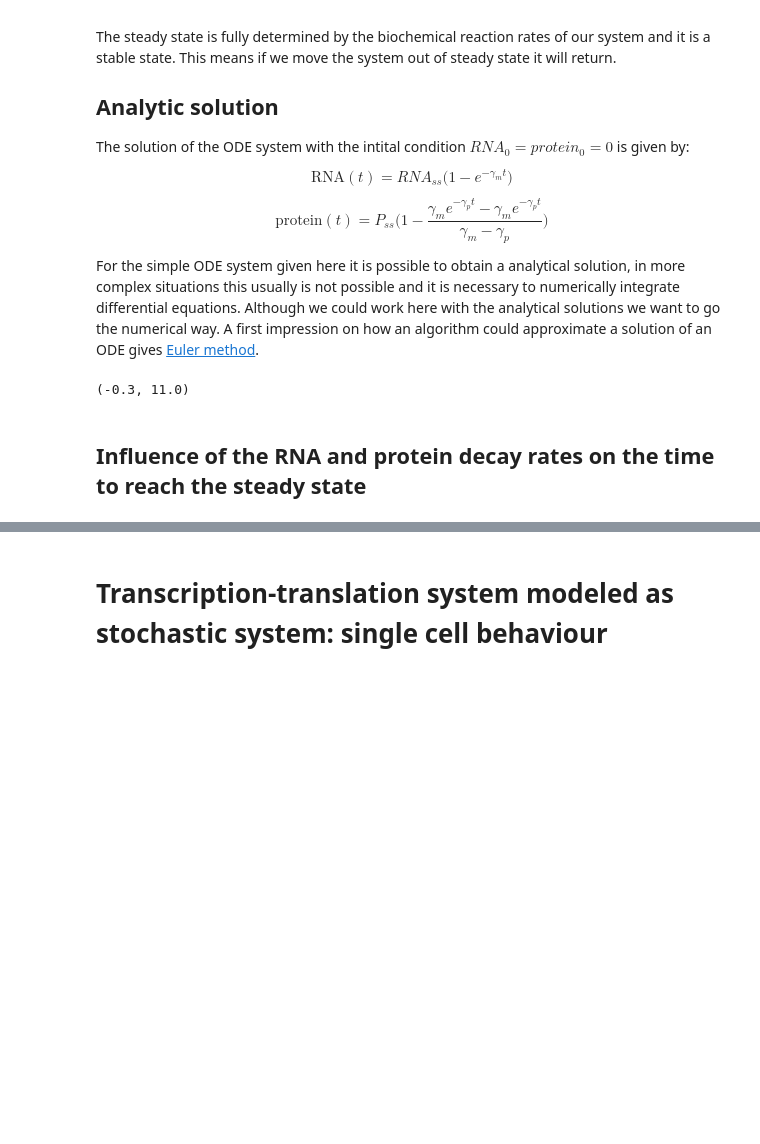
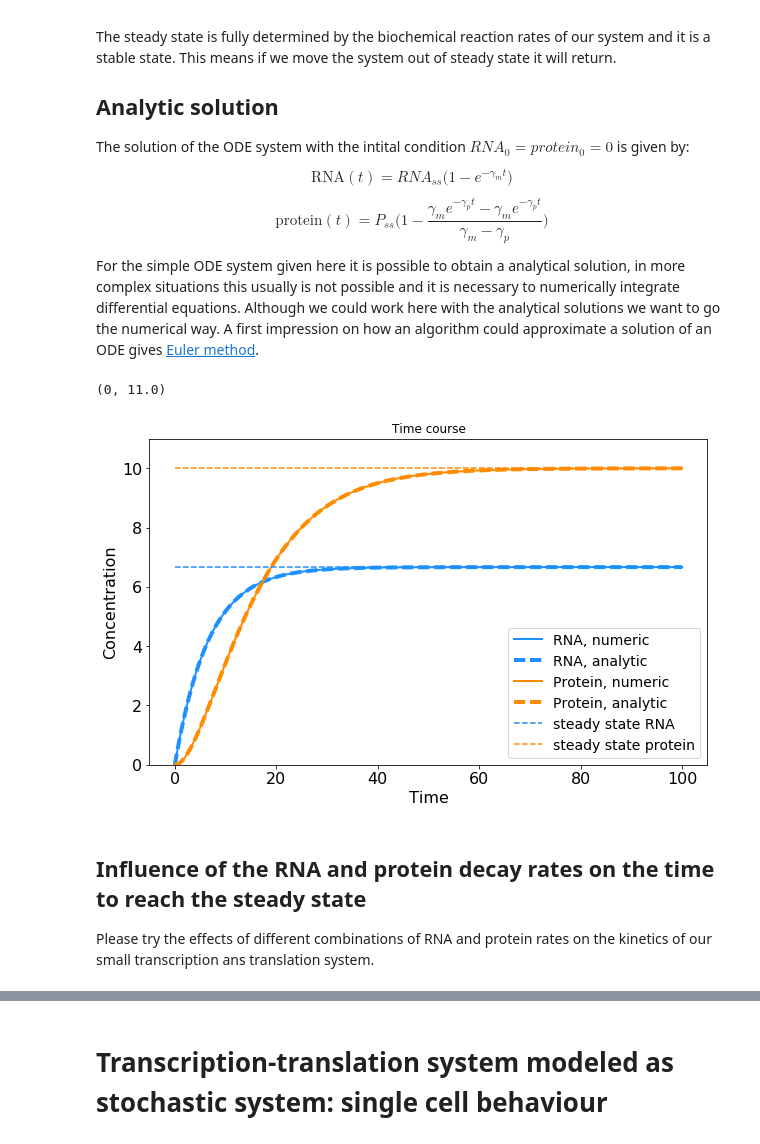
Before and after one commit to baumgast/Biomedicine-teaching, a Jupyter notebook: Biomedicine Master 2017, dynamic modeling.ipynb, the cells around one changed output, grey strips where cells are left out. Saved outputs shown, nothing was run; the diff lists cells and outputs as text; code cells hidden in the pictures; blank space fills up the shorter version.

```diff
--- a/Biomedicine Master 2017, dynamic modeling.ipynb
+++ b/Biomedicine Master 2017, dynamic modeling.ipynb
@@ -76,6 +76,7 @@ def solve_ODE_transcription_translation(x,t,param):
     RNA = x[0]
     protein = x[1]
 
+    # define the two coupled ODEs
     dRNA = param[0] - param[1]*RNA
     dprotein = param[2]*RNA - param[3]*protein
 
@@ -83,64 +84,58 @@ def solve_ODE_transcription_translation(x,t,param):
 
 # analytical solution based on the equations above
 def analytic_solution(tt,param):
-    RNA = param[0]/param[1]*(1 - sp.exp(-param[1]*tt))
+    # steady state
+    RNA_ss = param[0]/param[1]
     p_ss = param[0]/param[1]*param[2]/param[3]
+
+    # analytic ODE solution
+    RNA = RNA_ss*(1 - sp.exp(-param[1]*tt))
     protein = p_ss*(1 - (param[1]*sp.exp(-param[3]*tt) - param[3]*sp.exp(-param[1]*tt))/(param[1] - param[3]))
 
-    res = np.vstack((RNA,protein))
-
-    return res
+    return np.vstack((RNA,protein))
 # %%
 # define parameters and time vector to solve the ODEs
 beta = 1
 gamma_m = 0.15
 k = 0.15
 gamma_p = 0.1
 param = [beta,gamma_m,k,gamma_p]
 
 # calculate steady state
 steady_state_RNA = beta/gamma_m
 steady_state_protein = k*beta/gamma_m/gamma_p
 
 # define intial conditions
 RNA_0 = 0
 protein_0 = 0
 y_0 = [RNA_0,protein_0]
 
 # set the time vector
 tt = sp.linspace(0,100,200)
 
 # solve the ODE system with the defined parameters and initial condition
 sol_deterministic = odeint(solve_ODE_transcription_translation,y_0,tt,args = (param,))
 
 # calculate the analytic solution
 analytic = analytic_solution(tt,param)
 
 # plot the result
-fig,ax = pl.subplots(1,2, figsize = (17,6))
-ax[0].plot(tt,sol_deterministic[:,0], label = 'RNA, numeric', lw = line_width,color = color_rna)
-ax[0].plot(tt,analytic[0],'--',lw = 2*line_width, color = color_rna, label = 'RNA, analytic')
-ax[0].plot(tt,sol_deterministic[:,1], label = 'Protein, numeric', lw = line_width, color = color_protein)
-ax[0].plot(tt,analytic[1],'--',lw = 2*line_width, color = color_protein, label = 'Protein, analytic')
-ax[0].plot(tt,np.zeros(len(tt)) + steady_state_RNA,'--',color = color_rna,label = 'steady state RNA')
-ax[0].plot(tt,np.zeros(len(tt)) + steady_state_protein,'--',color = color_protein, label = 'steady state protein')
-ax[0].legend(loc = 'best')
-ax[0].set_xlabel('Time')
-ax[0].set_ylabel('Concentration')
-ax[0].set_title('Time course')
-ax[0].set_ylim(0,steady_state_protein+steady_state_protein*0.1)
-
-ax[1].plot(sol_deterministic[:,0],sol_deterministic[:,1], color = color_phase_space,lw = line_width,
-           label = 'state trajectory')
-ax[1].plot(steady_state_RNA,steady_state_protein,'o',ms = 15,label = 'steady state', color = color_steady_state)
-ax[1].plot(RNA_0,protein_0,'o',ms = 15,label = 'Initial state', color = color_initial_state)
-ax[1].legend(loc = 'best')
-ax[1].set_ylabel('Protein')
-ax[1].set_xlabel('RNA')
-ax[1].set_title('Phase space')
-ax[1].set_xlim(-0.1,steady_state_RNA+steady_state_RNA*0.1)
-ax[1].set_ylim(-0.3,steady_state_protein+steady_state_protein*0.1)
+fig,ax = pl.subplots(1,1, figsize = (10,6))
+ax.plot(tt,sol_deterministic[:,0], label = 'RNA, numeric', lw = line_width,color = color_rna)
+ax.plot(tt,analytic[0],'--',lw = 2*line_width, color = color_rna, label = 'RNA, analytic')
+ax.plot(tt,sol_deterministic[:,1], label = 'Protein, numeric', lw = line_width, color = color_protein)
+ax.plot(tt,analytic[1],'--',lw = 2*line_width, color = color_protein, label = 'Protein, analytic')
+ax.plot(tt,np.zeros(len(tt)) + steady_state_RNA,'--',color = color_rna,label = 'steady state RNA')
+ax.plot(tt,np.zeros(len(tt)) + steady_state_protein,'--',color = color_protein, label = 'steady state protein')
+ax.legend(loc = 'best')
+ax.set_xlabel('Time')
+ax.set_ylabel('Concentration')
+ax.set_title('Time course')
+ax.set_ylim(0,steady_state_protein+steady_state_protein*0.1)
 # %% [output]
-(-0.3, 11.0)
+(0, 11.0)
+[figure, added]
 # %% [markdown]
 ## Influence of the RNA and protein decay rates on the time to reach the steady state
+
+Please try the effects of different combinations of RNA and protein rates on the kinetics of our small transcription ans translation system.
```
Also changed, not shown: parts of 23 cells of this notebook.
